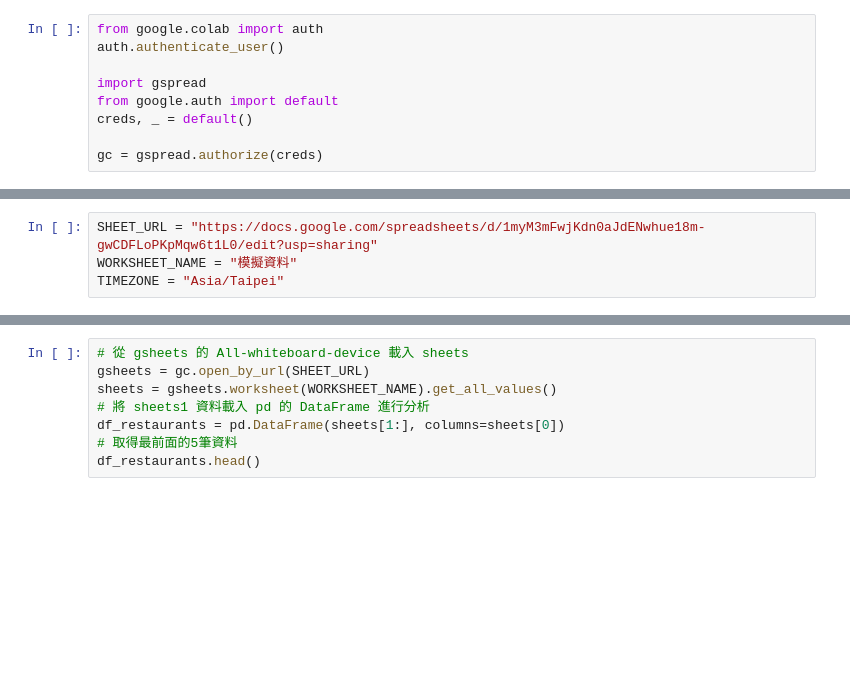
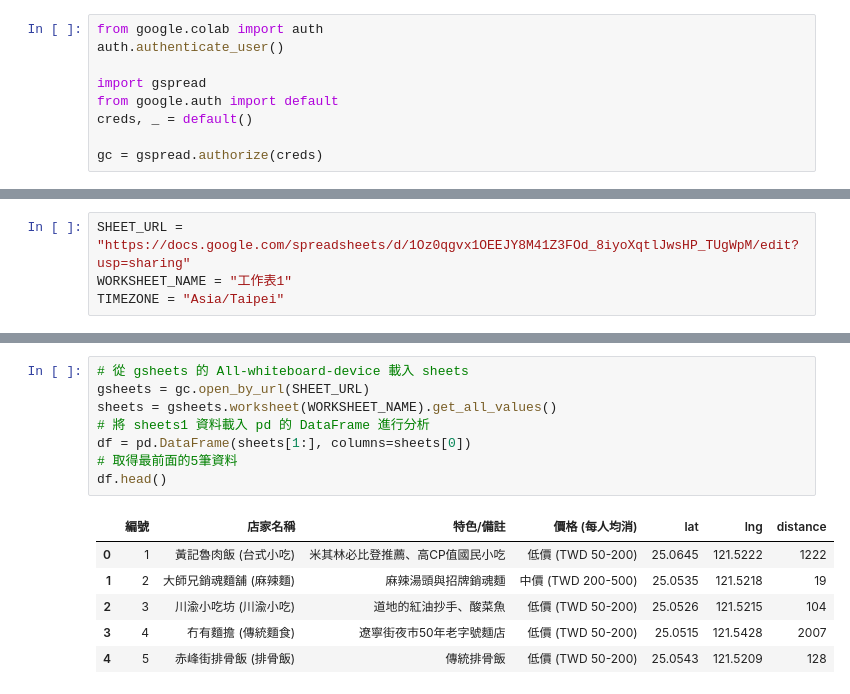
Before and after one commit to chiangtinhung-rgb/Matcha, a Jupyter notebook: HW5_午餐_聚會決策器（帶條件過濾）.ipynb, the cells around one changed output, grey strips where cells are left out. Saved outputs shown, nothing was run; the diff lists cells and outputs as text; blank space fills up the shorter version.

```diff
--- a/HW5_午餐_聚會決策器（帶條件過濾）.ipynb
+++ b/HW5_午餐_聚會決策器（帶條件過濾）.ipynb
@@ -75,4 +59,4 @@ model = genai.GenerativeModel('gemini-2.5-pro')
 # %%
-SHEET_URL = "https://docs.google.com/spreadsheets/d/1myM3mFwjKdn0aJdENwhue18m-gwCDFLoPKpMqw6t1L0/edit?usp=sharing"
-WORKSHEET_NAME = "模擬資料"
+SHEET_URL = "https://docs.google.com/spreadsheets/d/1Oz0qgvx1OEEJY8M41Z3FOd_8iyoXqtlJwsHP_TUgWpM/edit?usp=sharing"
+WORKSHEET_NAME = "工作表1"
 TIMEZONE = "Asia/Taipei"
@@ -79,8 +143,15 @@ TIMEZONE = "Asia/Taipei"
 # %%
 # 從 gsheets 的 All-whiteboard-device 載入 sheets
 gsheets = gc.open_by_url(SHEET_URL)
 sheets = gsheets.worksheet(WORKSHEET_NAME).get_all_values()
 # 將 sheets1 資料載入 pd 的 DataFrame 進行分析
-df_restaurants = pd.DataFrame(sheets[1:], columns=sheets[0])
+df = pd.DataFrame(sheets[1:], columns=sheets[0])
 # 取得最前面的5筆資料
-df_restaurants.head()
+df.head()
+# %% [output]
+|  | 編號 | 店家名稱 | 特色/備註 | 價格 (每人均消) | lat | lng | distance |
+| 0 | 1 | 黃記魯肉飯 (台式小吃) | 米其林必比登推薦、高CP值國民小吃 | 低價 (TWD 50-200) | 25.0645 | 121.5222 | 1222 |
+| 1 | 2 | 大師兄銷魂麵舖 (麻辣麵) | 麻辣湯頭與招牌銷魂麵 | 中價 (TWD 200-500) | 25.0535 | 121.5218 | 19 |
+| 2 | 3 | 川渝小吃坊 (川渝小吃) | 道地的紅油抄手、酸菜魚 | 低價 (TWD 50-200) | 25.0526 | 121.5215 | 104 |
+| 3 | 4 | 冇有麵擔 (傳統麵食) | 遼寧街夜市50年老字號麵店 | 低價 (TWD 50-200) | 25.0515 | 121.5428 | 2007 |
+| 4 | 5 | 赤峰街排骨飯 (排骨飯) | 傳統排骨飯 | 低價 (TWD 50-200) | 25.0543 | 121.5209 | 128 |
```
Also changed, not shown: parts of 13 cells of this notebook.
